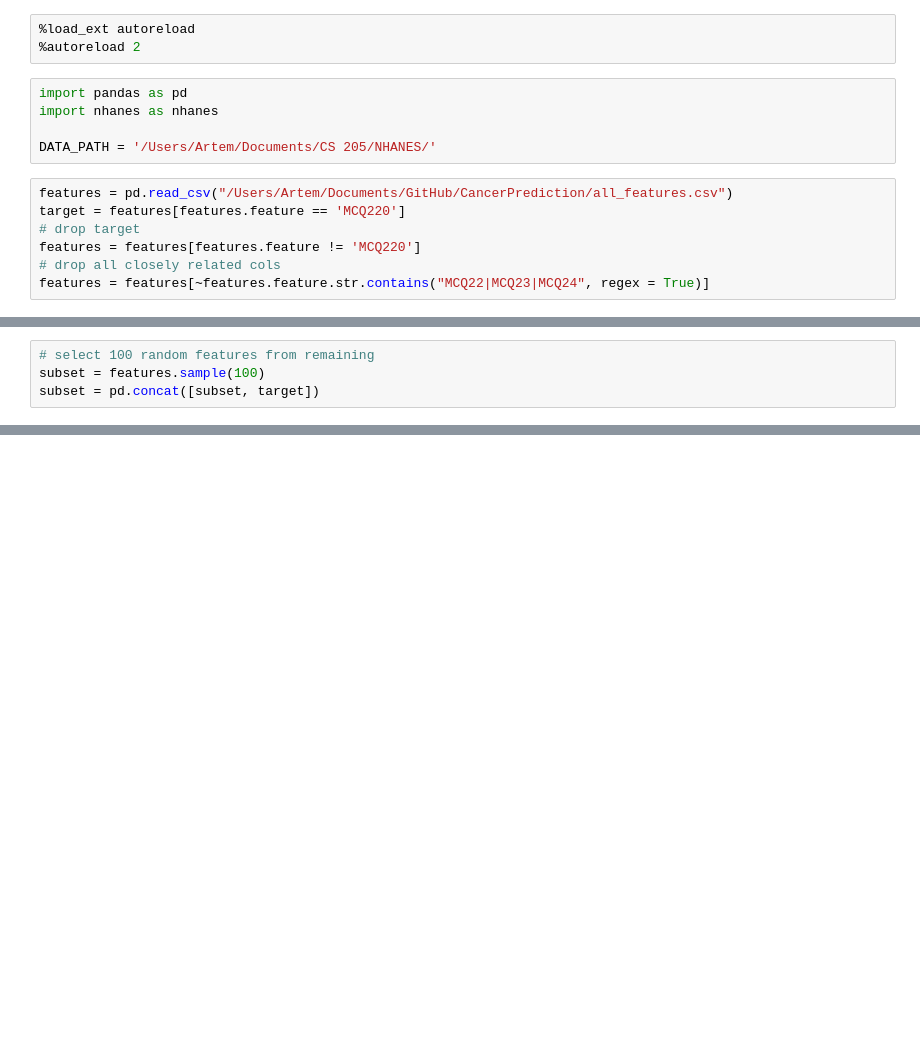
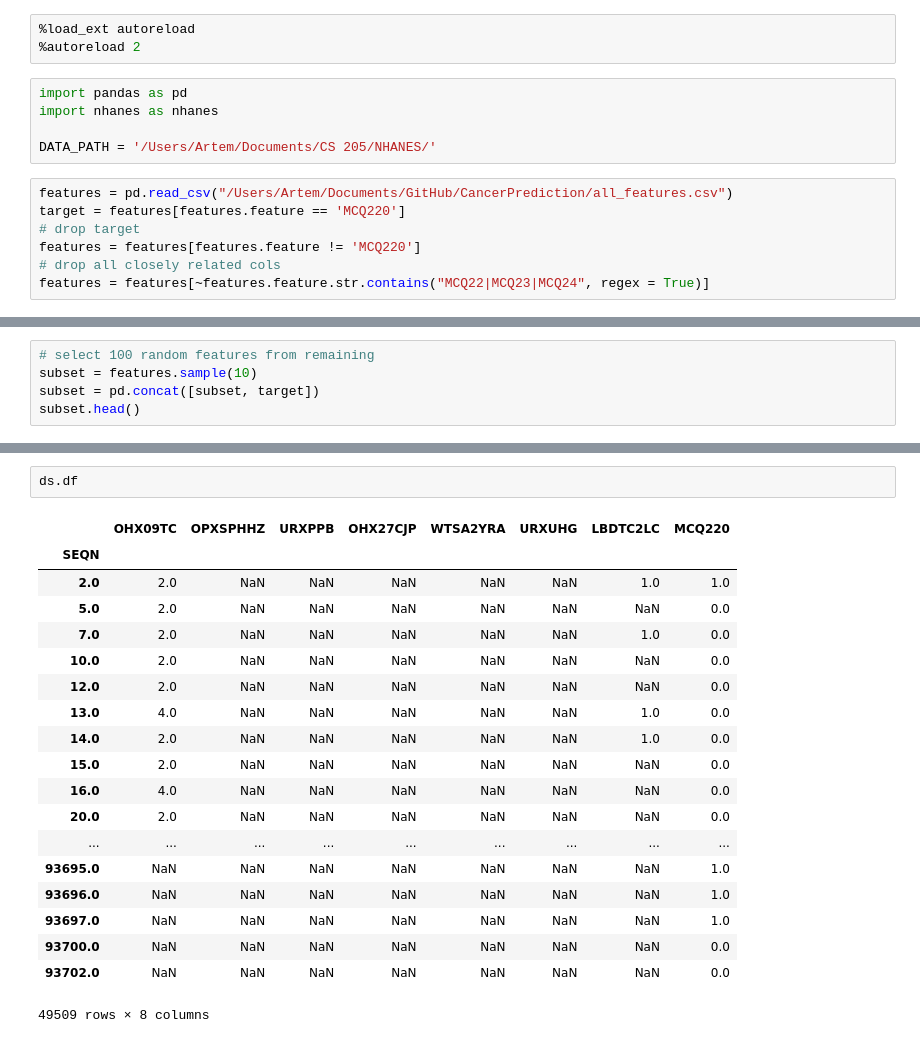
Before and after one commit to apashch/CancerPrediction, a Jupyter notebook: FeatureSelection.ipynb, the cells around one changed output, grey strips where cells are left out. Saved outputs shown, nothing was run; the diff lists cells and outputs as text; blank space fills up the shorter version.

```diff
--- a/FeatureSelection.ipynb
+++ b/FeatureSelection.ipynb
@@ -26,5 +31,6 @@ features = features[~features.file.str.contains("_I")]
 # %%
 # select 100 random features from remaining
-subset = features.sample(100)
+subset = features.sample(10)
 subset = pd.concat([subset, target])
+subset.head()
 # %% [output]
@@ -58,0 +79,22 @@ UnboundLocalError: local variable 'prepr_col' referenced before assignment
+# %%
+ds.df
+# %% [output]
+|  | OHX09TC | OPXSPHHZ | URXPPB | OHX27CJP | WTSA2YRA | URXUHG | LBDTC2LC | MCQ220 |
+| SEQN |  |  |  |  |  |  |  |  |
+| 2.0 | 2.0 | NaN | NaN | NaN | NaN | NaN | 1.0 | 1.0 |
+| 5.0 | 2.0 | NaN | NaN | NaN | NaN | NaN | NaN | 0.0 |
+| 7.0 | 2.0 | NaN | NaN | NaN | NaN | NaN | 1.0 | 0.0 |
+| 10.0 | 2.0 | NaN | NaN | NaN | NaN | NaN | NaN | 0.0 |
+| 12.0 | 2.0 | NaN | NaN | NaN | NaN | NaN | NaN | 0.0 |
+| 13.0 | 4.0 | NaN | NaN | NaN | NaN | NaN | 1.0 | 0.0 |
+| 14.0 | 2.0 | NaN | NaN | NaN | NaN | NaN | 1.0 | 0.0 |
+| 15.0 | 2.0 | NaN | NaN | NaN | NaN | NaN | NaN | 0.0 |
+| 16.0 | 4.0 | NaN | NaN | NaN | NaN | NaN | NaN | 0.0 |
+| 20.0 | 2.0 | NaN | NaN | NaN | NaN | NaN | NaN | 0.0 |
+| ... | ... | ... | ... | ... | ... | ... | ... | ... |
+| 93695.0 | NaN | NaN | NaN | NaN | NaN | NaN | NaN | 1.0 |
+| 93696.0 | NaN | NaN | NaN | NaN | NaN | NaN | NaN | 1.0 |
+| 93697.0 | NaN | NaN | NaN | NaN | NaN | NaN | NaN | 1.0 |
+| 93700.0 | NaN | NaN | NaN | NaN | NaN | NaN | NaN | 0.0 |
+| 93702.0 | NaN | NaN | NaN | NaN | NaN | NaN | NaN | 0.0 |
+49509 rows × 8 columns
```
Also changed, not shown: parts of 6 cells of this notebook, 6 other files.
